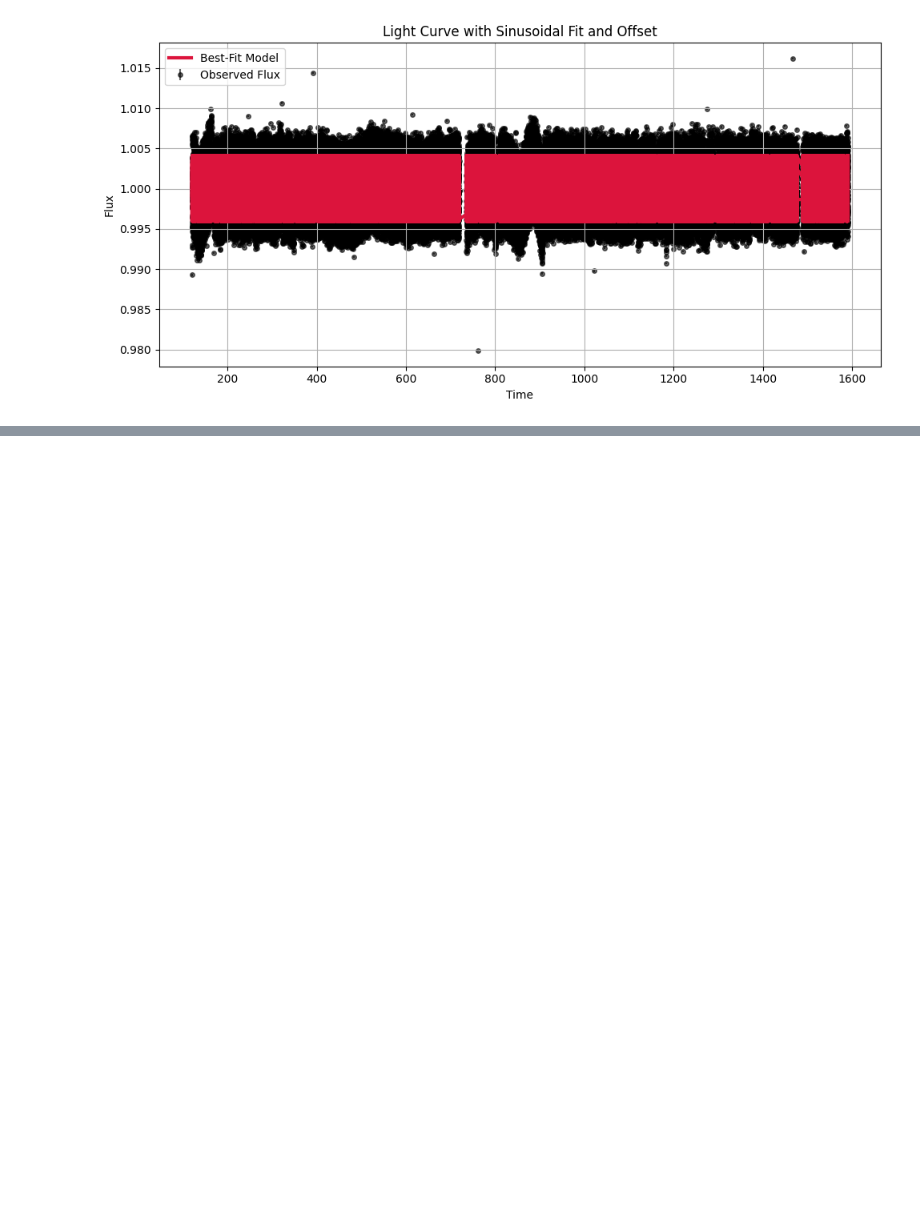
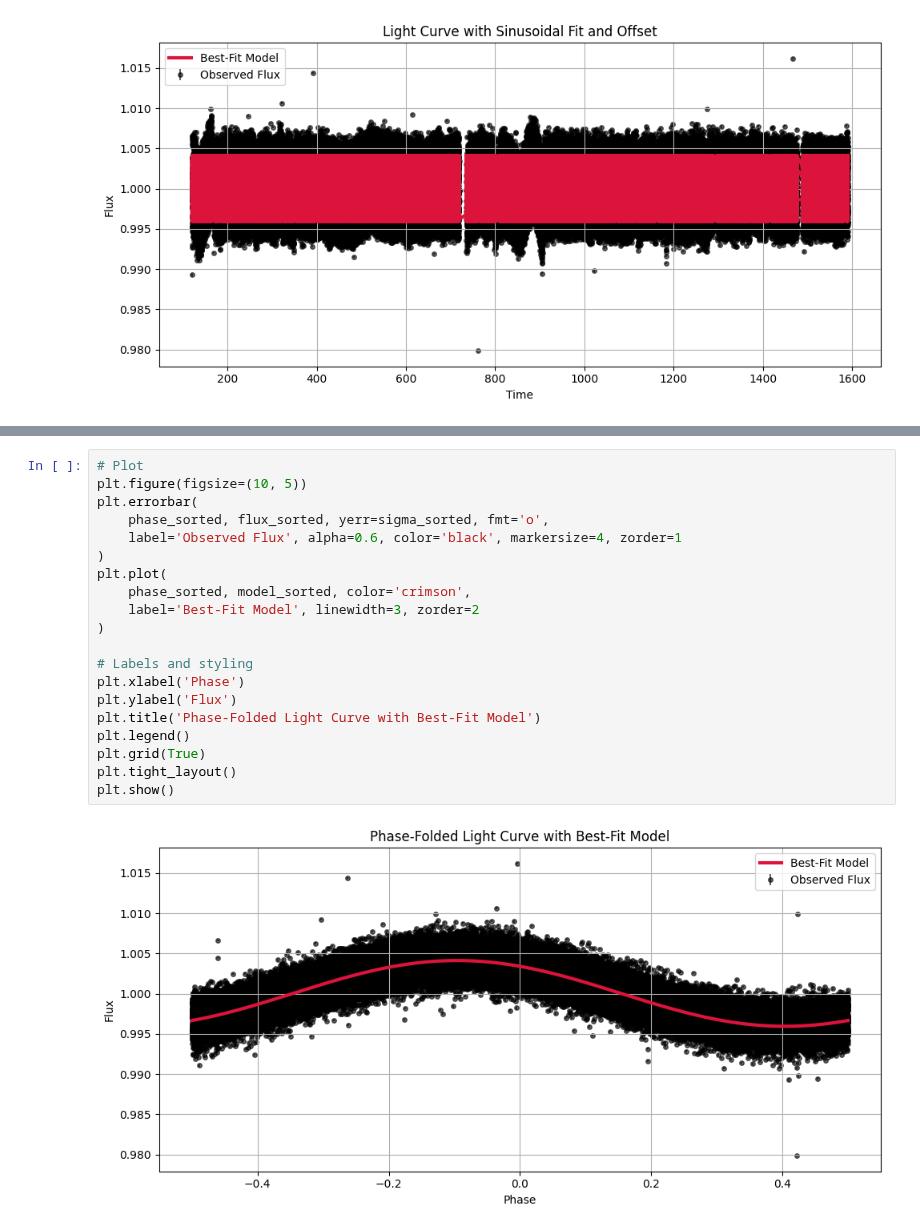
Before and after one commit to Hoggnation/cataloging_coherent_oscillators, a Jupyter notebook: Chi_Squared_Function_on_KIC_7917485.ipynb, the cells around one changed output, grey strips where cells are left out. Cells and saved outputs as stored; diff of their text form; blank space fills up the shorter version.

Commit message:
chi-squared with residuals & phase-folding

```diff
--- a/Chi_Squared_Function_on_KIC_7917485.ipynb
+++ b/Chi_Squared_Function_on_KIC_7917485.ipynb
@@ -444,0 +445,22 @@ plt.show()
+# %%
+# Plot
+plt.figure(figsize=(10, 5))
+plt.errorbar(
+    phase_sorted, flux_sorted, yerr=sigma_sorted, fmt='o',
+    label='Observed Flux', alpha=0.6, color='black', markersize=4, zorder=1
+)
+plt.plot(
+    phase_sorted, model_sorted, color='crimson',
+    label='Best-Fit Model', linewidth=3, zorder=2
+)
+
+# Labels and styling
+plt.xlabel('Phase')
+plt.ylabel('Flux')
+plt.title('Phase-Folded Light Curve with Best-Fit Model')
+plt.legend()
+plt.grid(True)
+plt.tight_layout()
+plt.show()
+# %% [output]
+[figure, added]
```
Also changed, not shown: parts of 3 cells of this notebook.
